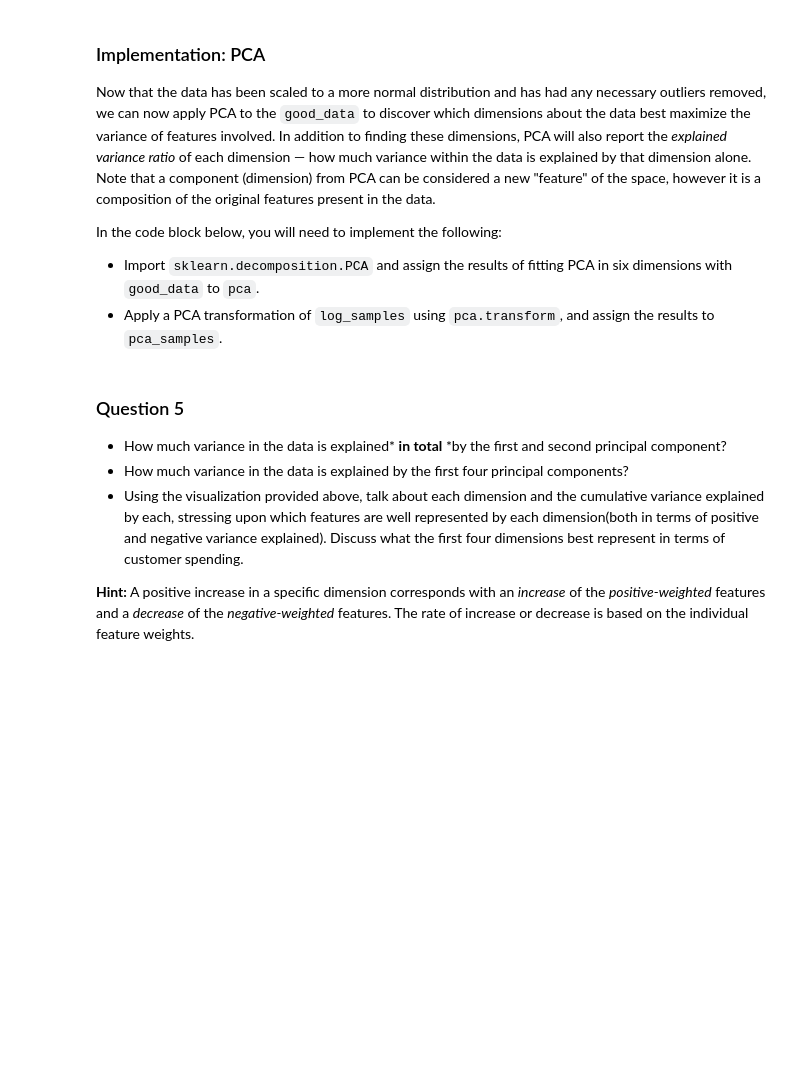
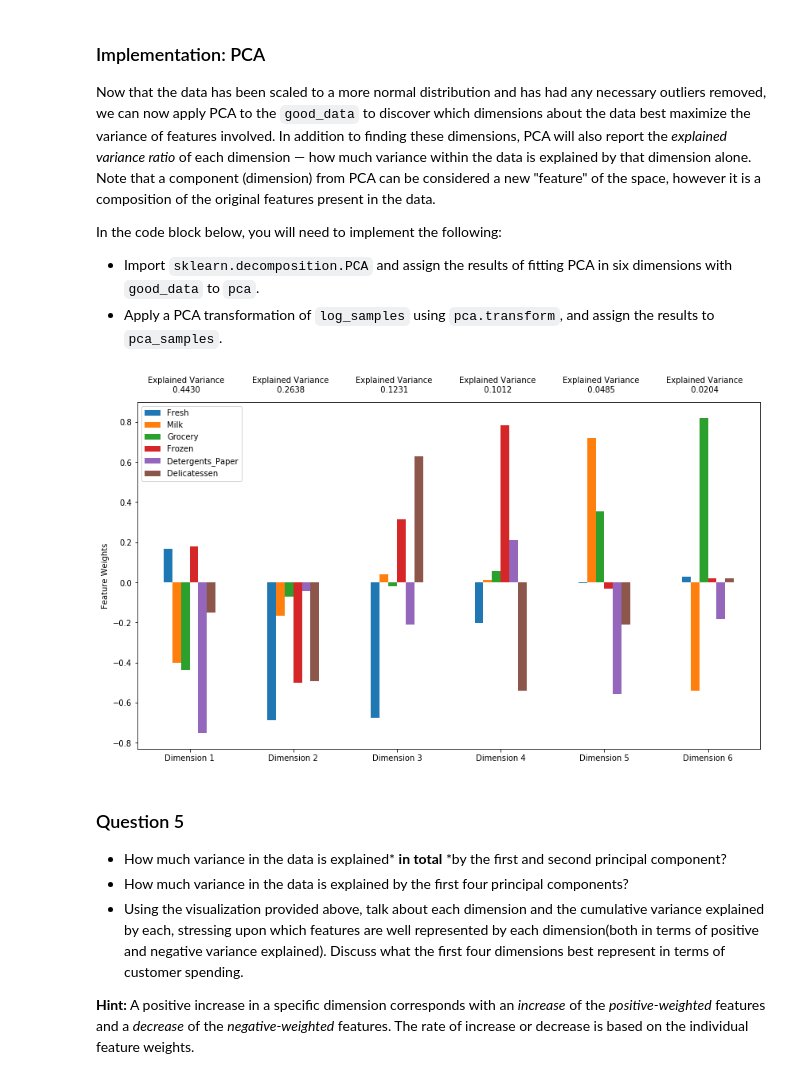
Before and after one commit to RandLive/Udacity_MLND_Projects, a Jupyter notebook: EN/Proj_UD_ML_P3/customer_segments.ipynb, the cells around one changed output. Drawn from its saved outputs; the diff is of its cells as text; code cells hidden in the pictures; blank space fills up the shorter version.

```diff
--- a/EN/Proj_UD_ML_P3/customer_segments.ipynb
+++ b/EN/Proj_UD_ML_P3/customer_segments.ipynb
@@ -204,24 +204,42 @@ In the code block below, you will need to implement the following:
 **NOTE:** If you choose to remove any outliers, ensure that the sample data does not contain any of these points!
 Once you have performed this implementation, the dataset will be stored in the variable `good_data`.
 # %%
+from collections import Counter
+temp_index=[]
+outliers = []
+
 # For each feature find the data points with extreme high or low values
 for feature in log_data.keys():
 
     # TODO: Calculate Q1 (25th percentile of the data) for the given feature
-    Q1 = None
+    Q1 = np.percentile(log_data[feature], 25)
 
     # TODO: Calculate Q3 (75th percentile of the data) for the given feature
-    Q3 = None
+    Q3 = np.percentile(log_data[feature], 75)
 
     # TODO: Use the interquartile range to calculate an outlier step (1.5 times the interquartile range)
-    step = None
+    step = np.multiply(1.5 , (Q3 - Q1))
 
     # Display the outliers
     print "Data points considered outliers for the feature '{}':".format(feature)
     display(log_data[~((log_data[feature] >= Q1 - step) & (log_data[feature] <= Q3 + step))])
 
+    outliers_data = log_data[~((log_data[feature] >= Q1 - step) & (log_data[feature] <= Q3 + step))]
+    temp_index.append(list(outliers_data.index.values))
+
 # OPTIONAL: Select the indices for data points you wish to remove
-outliers  = []
+temp_index_1D = reduce(lambda x,y :x+y ,[temp_index[0][:], temp_index[1][:],
+                                         temp_index[2][:], temp_index[3][:],
+                                         temp_index[4][:], temp_index[5][:]])
+
+counter_dict = Counter(temp_index_1D)
+print "How many times did the outliers appear?", counter_dict
+
+for key, value in counter_dict.iteritems():
+    if value >=2:
+        outliers.append(key)
+
+print "Outliers needs to be removed：", outliers
 
 # Remove the outliers, if any were specified
 good_data = log_data.drop(log_data.index[outliers]).reset_index(drop = True)
@@ -246,14 +329,19 @@ In the code block below, you will need to implement the following:
  - Import `sklearn.decomposition.PCA` and assign the results of fitting PCA in six dimensions with `good_data` to `pca`.
  - Apply a PCA transformation of `log_samples` using `pca.transform`, and assign the results to `pca_samples`.
 # %%
+from sklearn.decomposition import PCA
+
 # TODO: Apply PCA by fitting the good data with the same number of dimensions as features
-pca = None
+pca = PCA(n_components=6)
+pca.fit(good_data)
 
 # TODO: Transform log_samples using the PCA fit above
-pca_samples = None
+pca_samples = pca.transform(log_samples)
 
 # Generate PCA results plot
 pca_results = vs.pca_results(good_data, pca)
+# %% [output]
+[figure, added]
 # %% [markdown]
 ### Question 5
 
```
Also changed, not shown: parts of 30 cells of this notebook, 1 other file.
